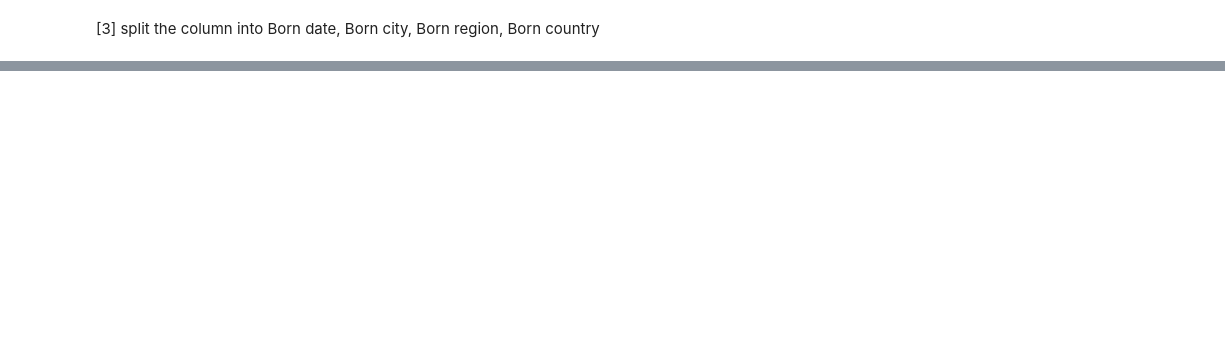
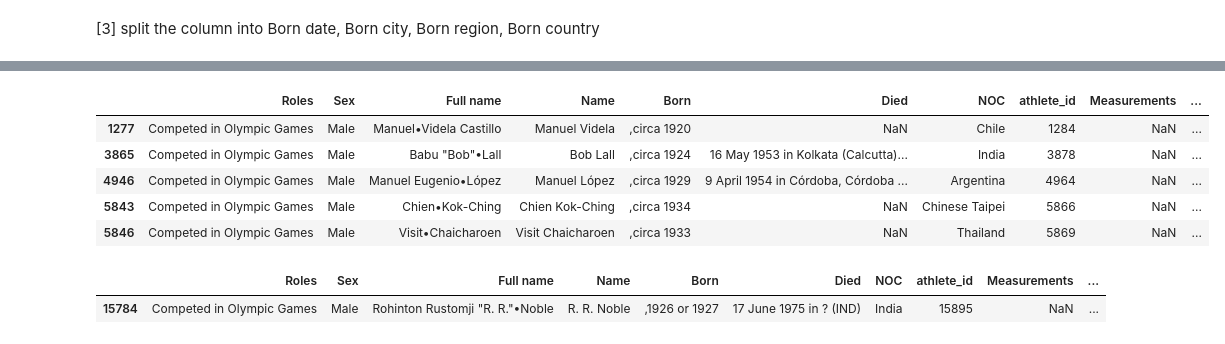
Before and after one commit to sherif-gamal111/Cleaning-Olympic-Athletes-Dataset, a Jupyter notebook: olympic.ipynb, the cells around one changed output, grey strips where cells are left out. Cells and saved outputs as stored; diff of their text form; code cells hidden in the pictures; blank space fills up the shorter version.

```diff
--- a/olympic.ipynb
+++ b/olympic.ipynb
@@ -173,3 +173,13 @@ df.head()
 | 2 | Competed in Olympic Games • Admin... | Male | Jean Laurent Robert•Borotra | Jean Borotra | 13 August 1898 , Biarritz, Pyréné... | 17 July 1994 in Arbonne, Pyrénées... | France | 3 | 183 cm / 76 kg | ... |
 | 3 | Competed in Olympic Games | Male | Jacques Marie Stanislas Jean•Brugnon | Jacques Brugnon | 11 May 1895 , Paris VIIIe, Paris ... | 20 March 1978 in Monaco, Monaco (... | France | 4 | 168 cm / 64 kg | ... |
 | 4 | Competed in Olympic Games | Male | Henry Albert•Canet | Albert Canet | 17 April 1878 , Wandsworth, Engla... | 25 July 1930 in Paris VIIe, Paris... | France | 5 | NaN | ... |
+# %%
+len(df[df["Born city"].str.match(r"\w+ \d+", na=False)]) # 50
+df[df["Born city"].str.match(r"\w+ \d+", na=False)].head()
+# %% [output]
+|  | Roles | Sex | Full name | Name | Born | Died | NOC | athlete_id | Measurements | ... |
+| 1277 | Competed in Olympic Games | Male | Manuel•Videla Castillo | Manuel Videla | ,circa 1920 | NaN | Chile | 1284 | NaN | ... |
+| 3865 | Competed in Olympic Games | Male | Babu "Bob"•Lall | Bob Lall | ,circa 1924 | 16 May 1953 in Kolkata (Calcutta)... | India | 3878 | NaN | ... |
+| 4946 | Competed in Olympic Games | Male | Manuel Eugenio•López | Manuel López | ,circa 1929 | 9 April 1954 in Córdoba, Córdoba ... | Argentina | 4964 | NaN | ... |
+| 5843 | Competed in Olympic Games | Male | Chien•Kok-Ching | Chien Kok-Ching | ,circa 1934 | NaN | Chinese Taipei | 5866 | NaN | ... |
+| 5846 | Competed in Olympic Games | Male | Visit•Chaicharoen | Visit Chaicharoen | ,circa 1933 | NaN | Thailand | 5869 | NaN | ... |
@@ -175,0 +192,6 @@ df.head()
+# %%
+len(df[df["Born city"].str.match(r"\w+", na=False)]) # 53
+df[df["Born city"].str.match(r"\w+", na=False)].head()
+# %% [output]
+|  | Roles | Sex | Full name | Name | Born | Died | NOC | athlete_id | Measurements | ... |
+| 15784 | Competed in Olympic Games | Male | Rohinton Rustomji "R. R."•Noble | R. R. Noble | ,1926 or 1927 | 17 June 1975 in ? (IND) | India | 15895 | NaN | ... |
```
Also changed, not shown: parts of 5 cells of this notebook.
